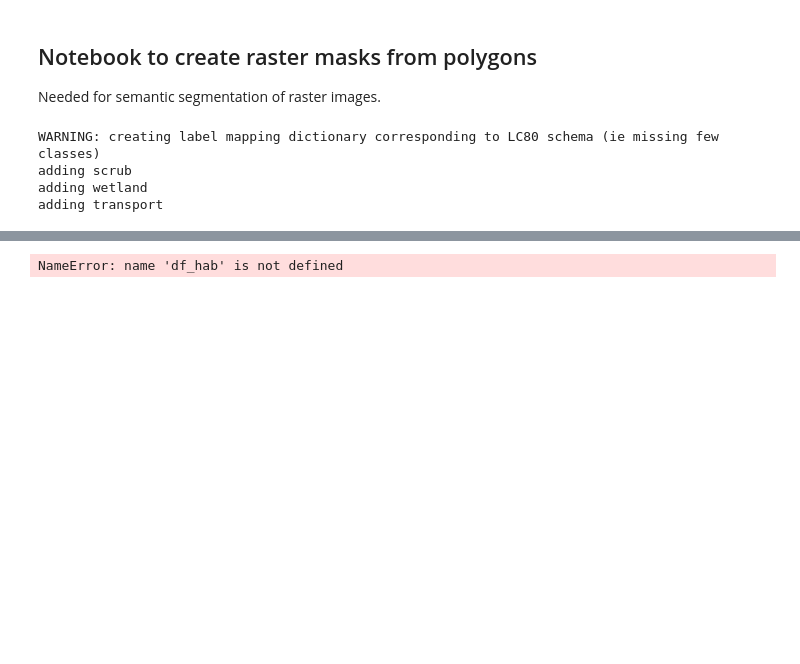
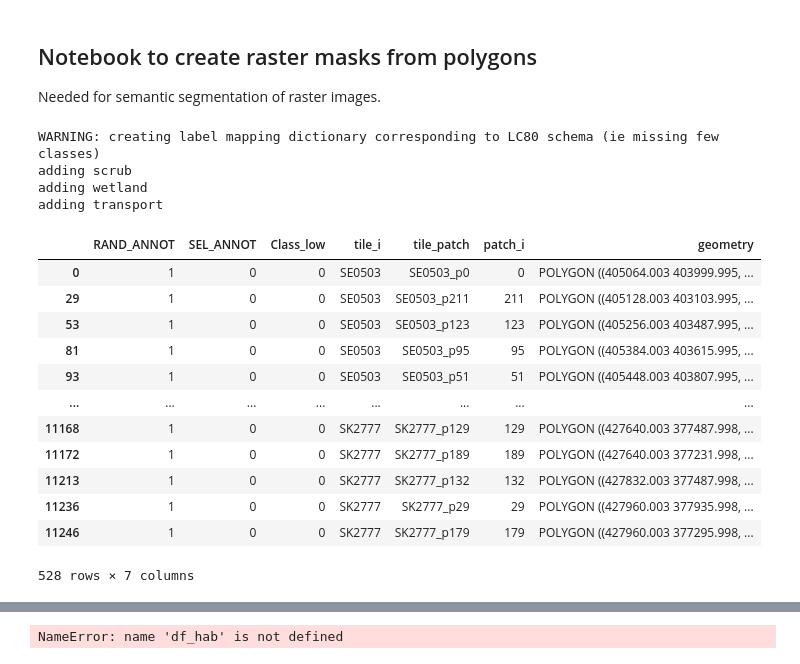
Before and after one commit to pdnpa/cnn-land-cover, a Jupyter notebook: notebooks/Create LC masks.ipynb, the cells around one changed output, grey strips where cells are left out. Drawn from its saved outputs; the diff is of its cells as text; code cells hidden in the pictures; blank space fills up the shorter version.

```diff
--- a/notebooks/Create LC masks.ipynb
+++ b/notebooks/Create LC masks.ipynb
@@ -29,3 +29,22 @@ WARNING: creating label mapping dictionary corresponding to LC80 schema (ie miss
 adding scrub
 adding wetland
 adding transport
+# %%
+eval_patch_outlines = lca.load_pols('../content/evaluation_sample_50tiles/eval_patch_grid_annotations/eval_patch_grid_annotations.shp')
+eval_patch_outlines = eval_patch_outlines[np.logical_or(eval_patch_outlines['RAND_ANNOT'] == 1,
+                                                        eval_patch_outlines['SEL_ANNOT'] == 1)]
+eval_patch_outlines
+# %% [output]
+|  | RAND_ANNOT | SEL_ANNOT | Class_low | tile_i | tile_patch | patch_i | geometry |
+| 0 | 1 | 0 | 0 | SE0503 | SE0503_p0 | 0 | POLYGON ((405064.003 403999.995, ... |
+| 29 | 1 | 0 | 0 | SE0503 | SE0503_p211 | 211 | POLYGON ((405128.003 403103.995, ... |
+| 53 | 1 | 0 | 0 | SE0503 | SE0503_p123 | 123 | POLYGON ((405256.003 403487.995, ... |
+| 81 | 1 | 0 | 0 | SE0503 | SE0503_p95 | 95 | POLYGON ((405384.003 403615.995, ... |
+| 93 | 1 | 0 | 0 | SE0503 | SE0503_p51 | 51 | POLYGON ((405448.003 403807.995, ... |
+| ... | ... | ... | ... | ... | ... | ... | ... |
+| 11168 | 1 | 0 | 0 | SK2777 | SK2777_p129 | 129 | POLYGON ((427640.003 377487.998, ... |
+| 11172 | 1 | 0 | 0 | SK2777 | SK2777_p189 | 189 | POLYGON ((427640.003 377231.998, ... |
+| 11213 | 1 | 0 | 0 | SK2777 | SK2777_p132 | 132 | POLYGON ((427832.003 377487.998, ... |
+| 11236 | 1 | 0 | 0 | SK2777 | SK2777_p29 | 29 | POLYGON ((427960.003 377935.998, ... |
+| 11246 | 1 | 0 | 0 | SK2777 | SK2777_p179 | 179 | POLYGON ((427960.003 377295.998, ... |
+528 rows × 7 columns
```
Also changed, not shown: parts of 5 cells of this notebook, 5 other files.
